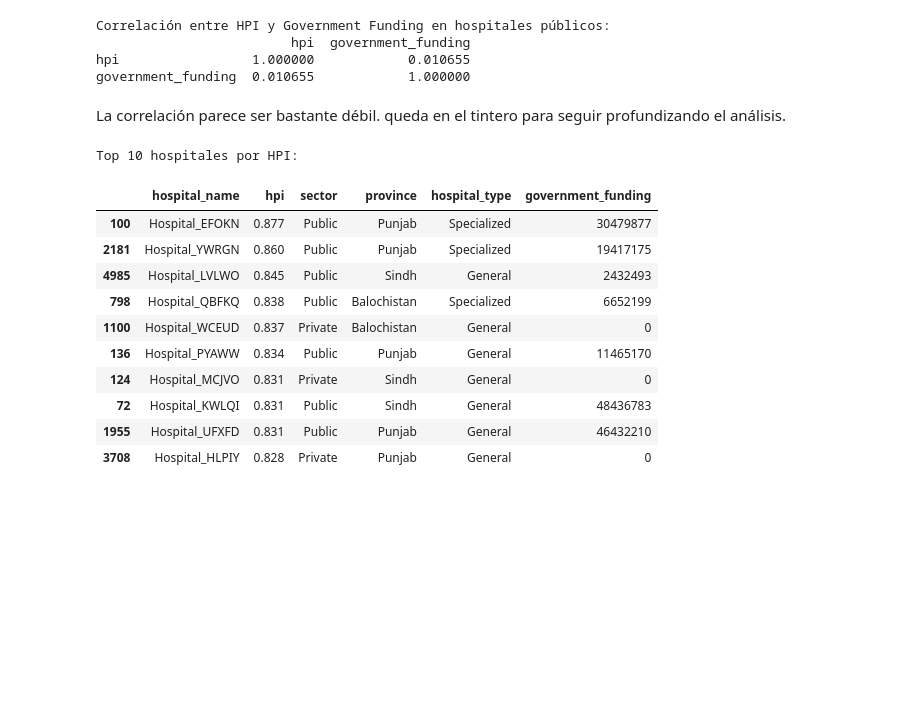
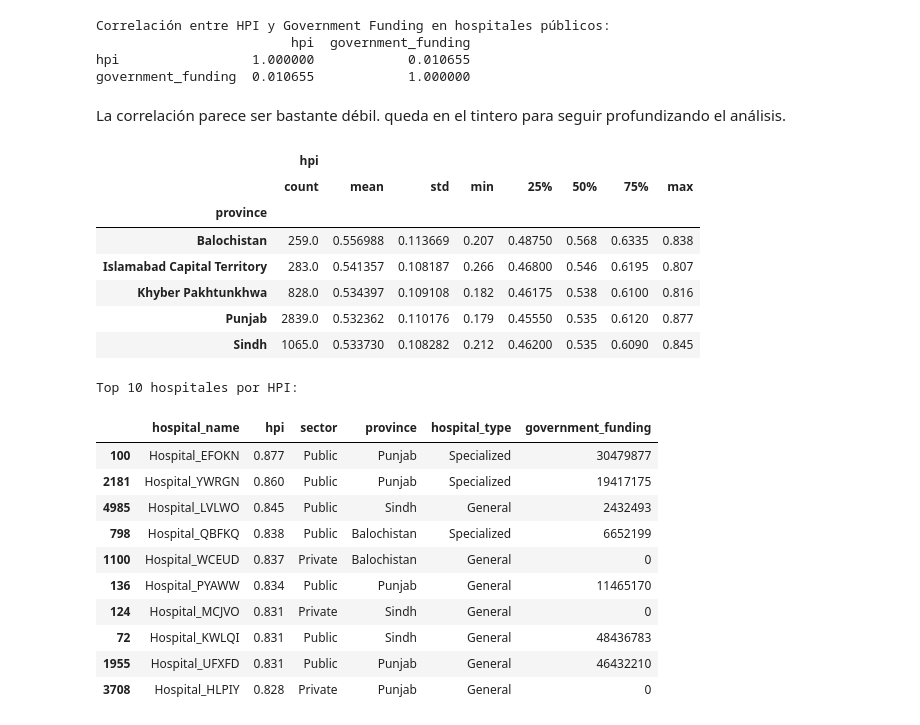
Before and after one commit to valentinarias-dtsc/hospital_performance_analysis, a Jupyter notebook: Notebooks/EDA.ipynb, the cells around one changed output. Cells and saved outputs as stored; diff of their text form; code cells hidden in the pictures; blank space fills up the shorter version.

```diff
--- a/Notebooks/EDA.ipynb
+++ b/Notebooks/EDA.ipynb
@@ -232,6 +244,18 @@ hpi                 1.000000            0.010655
 government_funding  0.010655            1.000000
 # %% [markdown]
 La correlación parece ser bastante débil. queda en el tintero para seguir profundizando el análisis.
+# %%
+# Estadísticas descriptivas del HPI por provincia
+df[['hpi', 'province']].groupby('province').describe()
+# %% [output]
+|  | hpi |  |  |  |  |  |  |  |
+|  | count | mean | std | min | 25% | 50% | 75% | max |
+| province |  |  |  |  |  |  |  |  |
+| Balochistan | 259.0 | 0.556988 | 0.113669 | 0.207 | 0.48750 | 0.568 | 0.6335 | 0.838 |
+| Islamabad Capital Territory | 283.0 | 0.541357 | 0.108187 | 0.266 | 0.46800 | 0.546 | 0.6195 | 0.807 |
+| Khyber Pakhtunkhwa | 828.0 | 0.534397 | 0.109108 | 0.182 | 0.46175 | 0.538 | 0.6100 | 0.816 |
+| Punjab | 2839.0 | 0.532362 | 0.110176 | 0.179 | 0.45550 | 0.535 | 0.6120 | 0.877 |
+| Sindh | 1065.0 | 0.533730 | 0.108282 | 0.212 | 0.46200 | 0.535 | 0.6090 | 0.845 |
 # %%
 top_hospitals = df.sort_values(by='hpi', ascending=False).head(10)
 print("Top 10 hospitales por HPI:")
```
Also changed, not shown: parts of 17 cells of this notebook.
